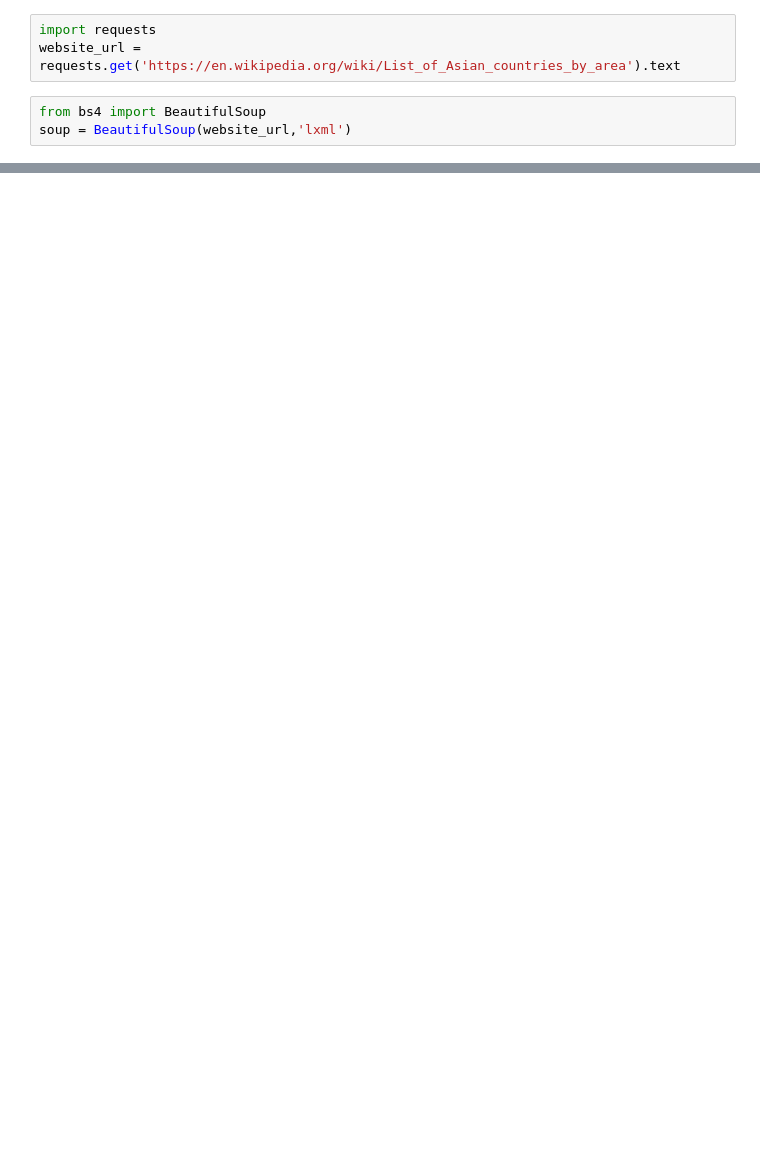
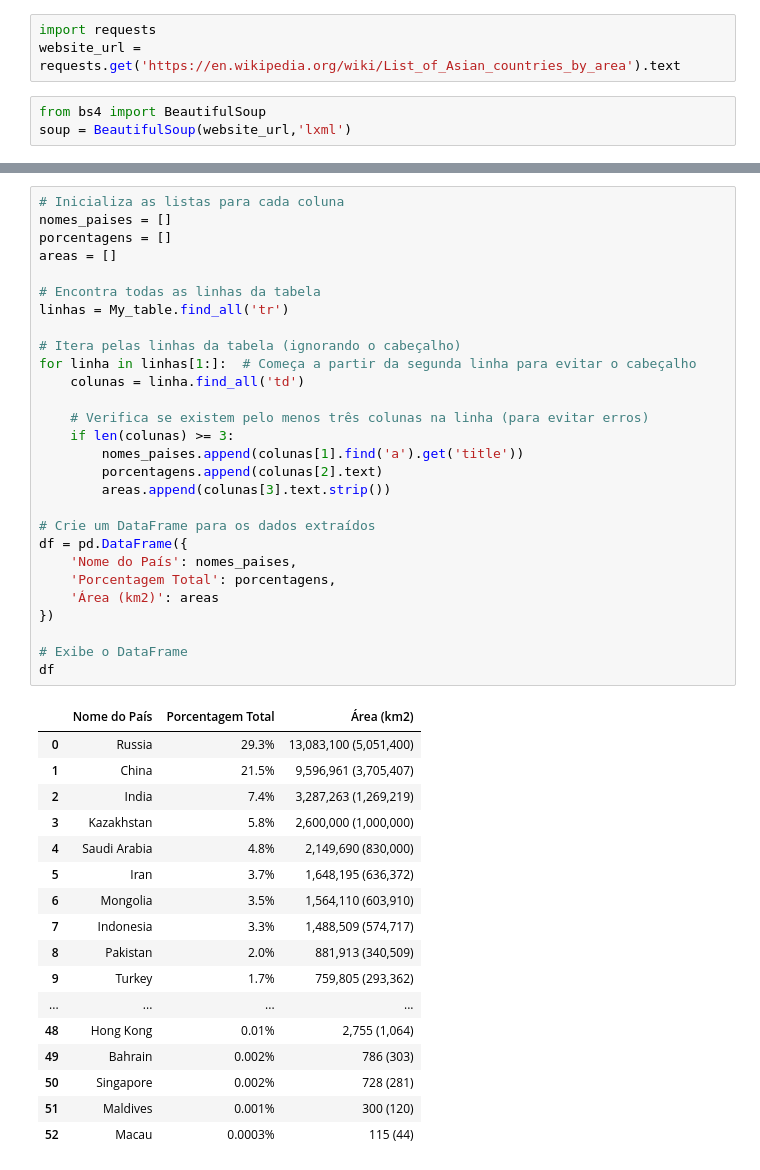
Before and after one commit to hugodevelopment/Web-Scraping, a Jupyter notebook: Wikipedia_Raspagem.ipynb, the cells around one changed output, grey strips where cells are left out. Saved outputs shown, nothing was run; the diff lists cells and outputs as text; blank space fills up the shorter version.

```diff
--- a/Wikipedia_Raspagem.ipynb
+++ b/Wikipedia_Raspagem.ipynb
@@ -82,0 +61,46 @@ df
+# %%
+# Inicializa as listas para cada coluna
+nomes_paises = []
+porcentagens = []
+areas = []
+
+# Encontra todas as linhas da tabela
+linhas = My_table.find_all('tr')
+
+# Itera pelas linhas da tabela (ignorando o cabeçalho)
+for linha in linhas[1:]:  # Começa a partir da segunda linha para evitar o cabeçalho
+    colunas = linha.find_all('td')
+
+    # Verifica se existem pelo menos três colunas na linha (para evitar erros)
+    if len(colunas) >= 3:
+        nomes_paises.append(colunas[1].find('a').get('title'))
+        porcentagens.append(colunas[2].text)
+        areas.append(colunas[3].text.strip())
+
+# Crie um DataFrame para os dados extraídos
+df = pd.DataFrame({
+    'Nome do País': nomes_paises,
+    'Porcentagem Total': porcentagens,
+    'Área (km2)': areas
+})
+
+# Exibe o DataFrame
+df
+# %% [output]
+|  | Nome do País | Porcentagem Total | Área (km2) |
+| 0 | Russia | 29.3% | 13,083,100 (5,051,400) |
+| 1 | China | 21.5% | 9,596,961 (3,705,407) |
+| 2 | India | 7.4% | 3,287,263 (1,269,219) |
+| 3 | Kazakhstan | 5.8% | 2,600,000 (1,000,000) |
+| 4 | Saudi Arabia | 4.8% | 2,149,690 (830,000) |
+| 5 | Iran | 3.7% | 1,648,195 (636,372) |
+| 6 | Mongolia | 3.5% | 1,564,110 (603,910) |
+| 7 | Indonesia | 3.3% | 1,488,509 (574,717) |
+| 8 | Pakistan | 2.0% | 881,913 (340,509) |
+| 9 | Turkey | 1.7% | 759,805 (293,362) |
+| ... | ... | ... | ... |
+| 48 | Hong Kong | 0.01% | 2,755 (1,064) |
+| 49 | Bahrain | 0.002% | 786 (303) |
+| 50 | Singapore | 0.002% | 728 (281) |
+| 51 | Maldives | 0.001% | 300 (120) |
+| 52 | Macau | 0.0003% | 115 (44) |
```
Also changed, not shown: parts of 8 cells of this notebook.
